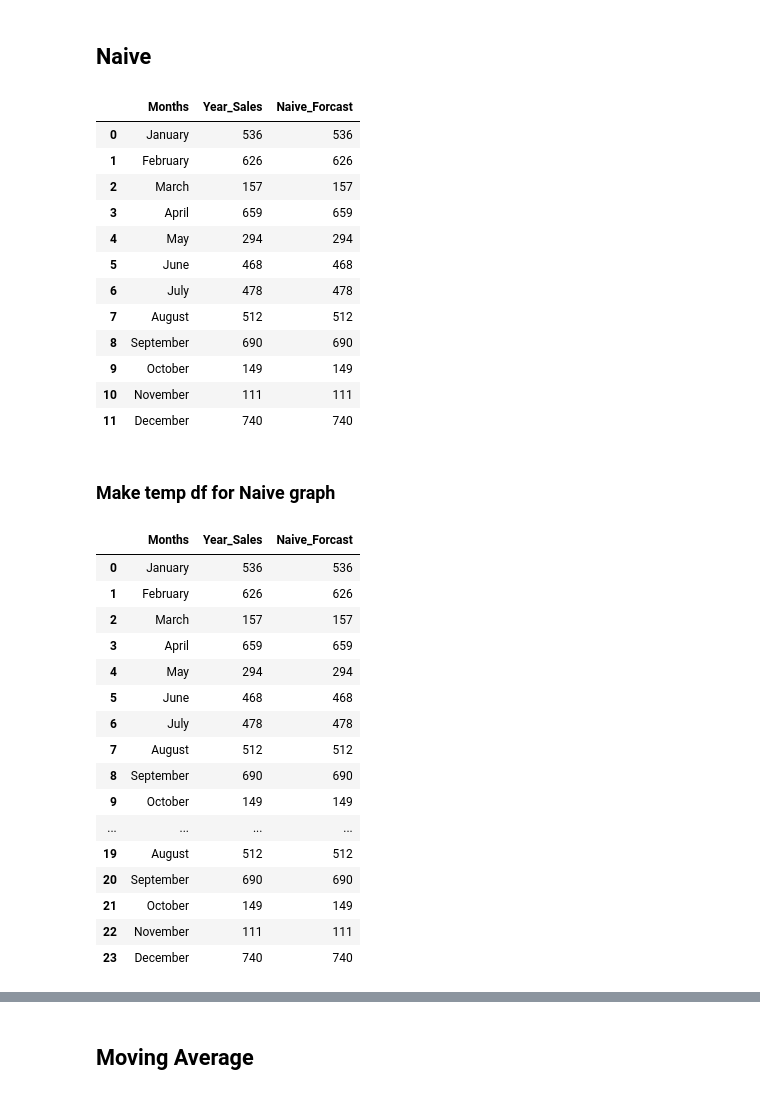
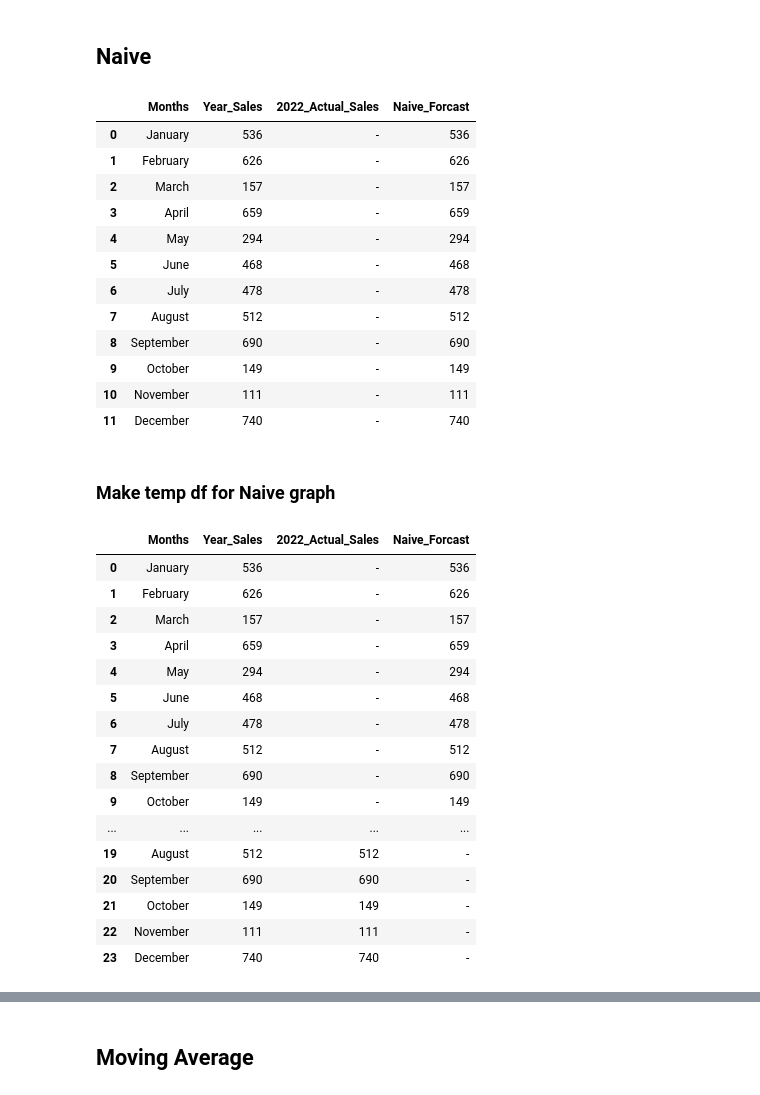
Before and after one commit to Gallillio/Sales-Forecasting-App, a Jupyter notebook: Forecasting App.ipynb, the cells around one changed output, grey strips where cells are left out. Saved outputs shown, nothing was run; the diff lists cells and outputs as text; code cells hidden in the pictures.

Commit message:
backup
added MAD calculation in backend but still testing on adding it to GUI

```diff
--- a/Forecasting App.ipynb
+++ b/Forecasting App.ipynb
@@ -5,7 +181,9 @@ import matplotlib.pyplot as plt
 # %%
 data = {
     'Months': ['January','February', 'March', 'April', 'May', 'June', 'July', 'August', 'September', 'October', 'November', 'December'],
-    'Year_Sales': ['-','-','-','-','-','-','-','-','-','-','-','-']
+    'Year_Sales': ['-','-','-','-','-','-','-','-','-','-','-','-'],
+    #for MAD error calculations
+    '2022_Actual_Sales': ['-','-','-','-','-','-','-','-','-','-','-','-']
 }
 # %%
 df = pd.DataFrame(data= data)
@@ -85,46 +261,46 @@ plt.show()
 df["Naive_Forcast"] = df["Year_Sales"]
 df
 # %% [output]
-|  | Months | Year_Sales | Naive_Forcast |
-| 0 | January | 536 | 536 |
-| 1 | February | 626 | 626 |
-| 2 | March | 157 | 157 |
-| 3 | April | 659 | 659 |
-| 4 | May | 294 | 294 |
-| 5 | June | 468 | 468 |
-| 6 | July | 478 | 478 |
-| 7 | August | 512 | 512 |
-| 8 | September | 690 | 690 |
-| 9 | October | 149 | 149 |
-| 10 | November | 111 | 111 |
-| 11 | December | 740 | 740 |
+|  | Months | Year_Sales | 2022_Actual_Sales | Naive_Forcast |
+| 0 | January | 536 | - | 536 |
+| 1 | February | 626 | - | 626 |
+| 2 | March | 157 | - | 157 |
+| 3 | April | 659 | - | 659 |
+| 4 | May | 294 | - | 294 |
+| 5 | June | 468 | - | 468 |
+| 6 | July | 478 | - | 478 |
+| 7 | August | 512 | - | 512 |
+| 8 | September | 690 | - | 690 |
+| 9 | October | 149 | - | 149 |
+| 10 | November | 111 | - | 111 |
+| 11 | December | 740 | - | 740 |
 # %% [markdown]
 ### Make temp df for Naive graph
 # %%
-temp_df = df.copy()
+naive_temp_df = df.copy()
 # %%
 for i in range(len(df.index)):
-    temp_df.loc[len(temp_df.index)] = [temp_df["Months"][i], temp_df["Year_Sales"][i], temp_df["Naive_Forcast"][i]]
+    naive_temp_df.loc[len(naive_temp_df.index)] = [naive_temp_df["Months"][i], naive_temp_df["Year_Sales"][i], naive_temp_df["Naive_Forcast"][i], naive_temp_df["2022_Actual_Sales"][i]]
 # %%
-temp_df
+naive_temp_df
 # %% [output]
-|  | Months | Year_Sales | Naive_Forcast |
-| 0 | January | 536 | 536 |
-| 1 | February | 626 | 626 |
-| 2 | March | 157 | 157 |
-| 3 | April | 659 | 659 |
-| 4 | May | 294 | 294 |
-| 5 | June | 468 | 468 |
-| 6 | July | 478 | 478 |
-| 7 | August | 512 | 512 |
-| 8 | September | 690 | 690 |
-| 9 | October | 149 | 149 |
-| ... | ... | ... | ... |
-| 19 | August | 512 | 512 |
-| 20 | September | 690 | 690 |
-| 21 | October | 149 | 149 |
-| 22 | November | 111 | 111 |
-| 23 | December | 740 | 740 |
+|  | Months | Year_Sales | 2022_Actual_Sales | Naive_Forcast |
+| 0 | January | 536 | - | 536 |
+| 1 | February | 626 | - | 626 |
+| 2 | March | 157 | - | 157 |
+| 3 | April | 659 | - | 659 |
+| 4 | May | 294 | - | 294 |
+| 5 | June | 468 | - | 468 |
+| 6 | July | 478 | - | 478 |
+| 7 | August | 512 | - | 512 |
+| 8 | September | 690 | - | 690 |
+| 9 | October | 149 | - | 149 |
+| ... | ... | ... | ... | ... |
+| 19 | August | 512 | 512 | - |
+| 20 | September | 690 | 690 | - |
+| 21 | October | 149 | 149 | - |
+| 22 | November | 111 | 111 | - |
+| 23 | December | 740 | 740 | - |
 # %%
 x= np.array([0,1,2,3,4,5,6,7,8,9,10,11,12,13,14,15,16,17,18,19,20,21,22,23])
 
```
Also changed, not shown: parts of 42 cells of this notebook.
